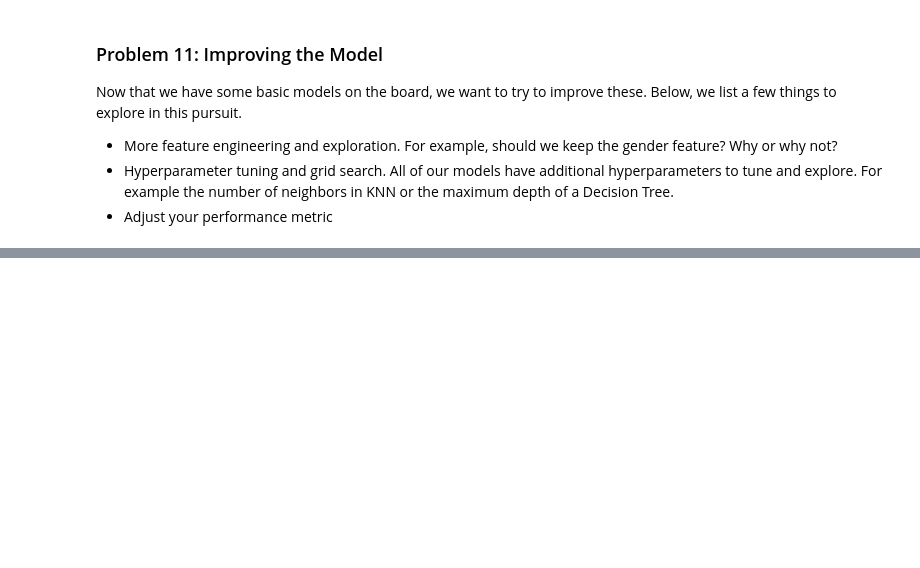
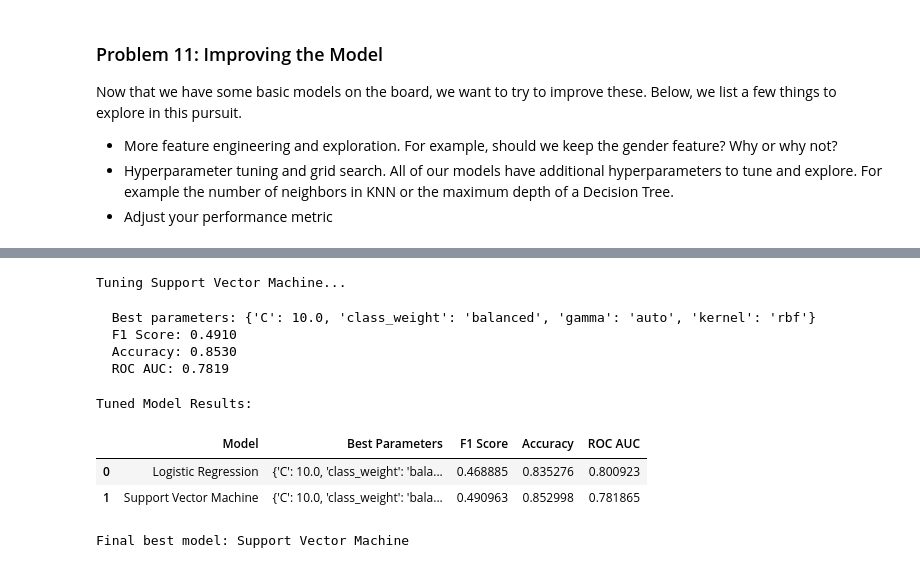
Before and after one commit to cscereske/berkeley-ml-ai-course-project-3, a Jupyter notebook: bank_classifier_analysis.ipynb, the cells around one changed output, grey strips where cells are left out. Saved outputs shown, nothing was run; the diff lists cells and outputs as text; code cells hidden in the pictures; blank space fills up the shorter version.

```diff
--- a/bank_classifier_analysis.ipynb
+++ b/bank_classifier_analysis.ipynb
@@ -563 +571,69 @@ Tuning Support Vector Machine...
+# %%
+# Part 2: Tune Support Vector Machine
+print("Tuning Support Vector Machine...")
+
+# Create and fit grid search for SVM
+svm_grid_search = GridSearchCV(
+    svm_model,
+    svm_params,
+    cv=5,
+    scoring=scoring,
+    n_jobs=-1
+)
+svm_grid_search.fit(X_train_scaled, y_train)
+
+# Get best model and parameters
+svm_best_model = svm_grid_search.best_estimator_
+svm_best_params = svm_grid_search.best_params_
+
+# Evaluate on test set
+svm_y_pred = svm_best_model.predict(X_test_scaled)
+svm_y_prob = svm_best_model.predict_proba(X_test_scaled)[:, 1]
+
+# Calculate metrics
+svm_f1 = f1_score(y_test, svm_y_pred)
+svm_accuracy = accuracy_score(y_test, svm_y_pred)
+svm_roc_auc = roc_auc_score(y_test, svm_y_prob)
+
+# Add to results dataframe
+new_result = pd.DataFrame({
+    'Model': ['Support Vector Machine'],
+    'Best Parameters': [str(svm_best_params)],
+    'F1 Score': [svm_f1],
+    'Accuracy': [svm_accuracy],
+    'ROC AUC': [svm_roc_auc]
+})
+tuned_results = pd.concat([tuned_results, new_result], ignore_index=True)
+
+print(f"  Best parameters: {svm_best_params}")
+print(f"  F1 Score: {svm_f1:.4f}")
+print(f"  Accuracy: {svm_accuracy:.4f}")
+print(f"  ROC AUC: {svm_roc_auc:.4f}\n")
+# %% [output]
+Tuning Support Vector Machine...
+  Best parameters: {'C': 10.0, 'class_weight': 'balanced', 'gamma': 'auto', 'kernel': 'rbf'}
+  F1 Score: 0.4910
+  Accuracy: 0.8530
+  ROC AUC: 0.7819
+# %%
+# Select the final best model based on F1 score
+print("Tuned Model Results:")
+display(tuned_results)
+
+# Store models in a dictionary for easy access
+tuned_models = {
+    'Logistic Regression': lr_best_model,
+    'Support Vector Machine': svm_best_model
+}
+
+# Select the best model
+best_model_name = tuned_results.loc[tuned_results['F1 Score'].idxmax(), 'Model']
+best_model = tuned_models[best_model_name]
+print(f"Final best model: {best_model_name}")
+# %% [output]
+Tuned Model Results:
+|  | Model | Best Parameters | F1 Score | Accuracy | ROC AUC |
+| 0 | Logistic Regression | {'C': 10.0, 'class_weight': 'bala... | 0.468885 | 0.835276 | 0.800923 |
+| 1 | Support Vector Machine | {'C': 10.0, 'class_weight': 'bala... | 0.490963 | 0.852998 | 0.781865 |
+Final best model: Support Vector Machine
 # %%
```
Also changed, not shown: parts of 10 cells of this notebook.
